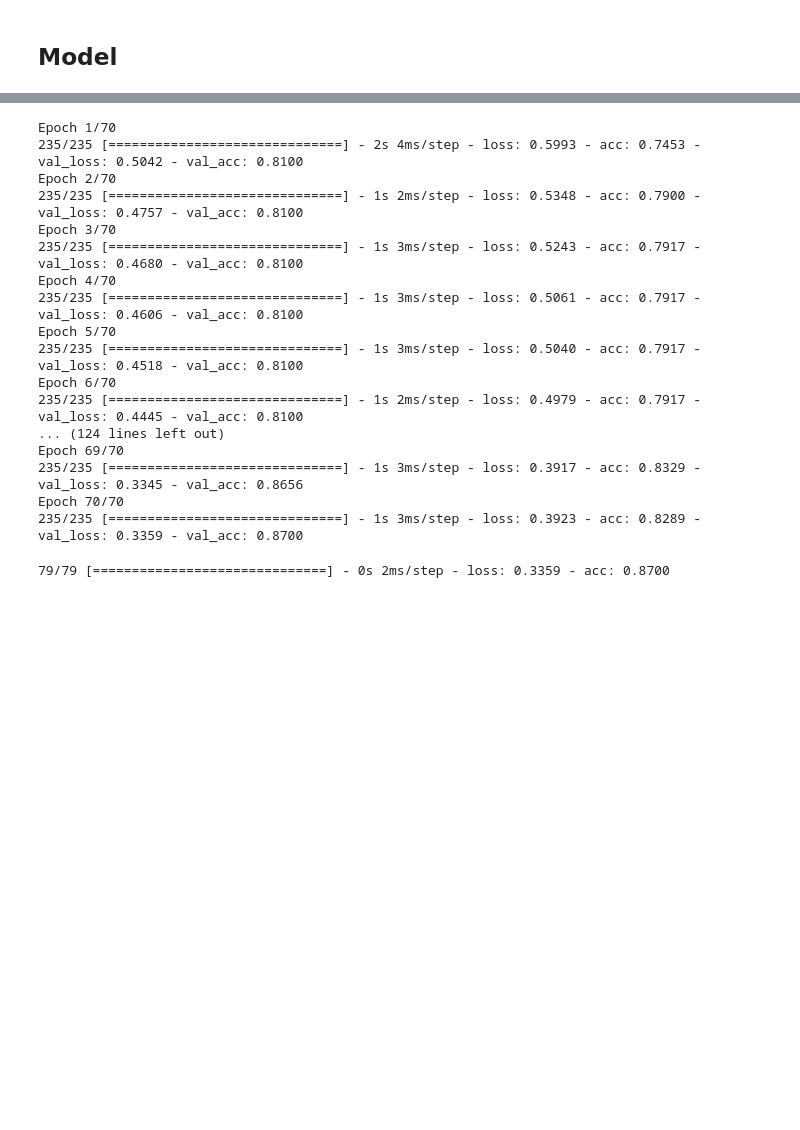
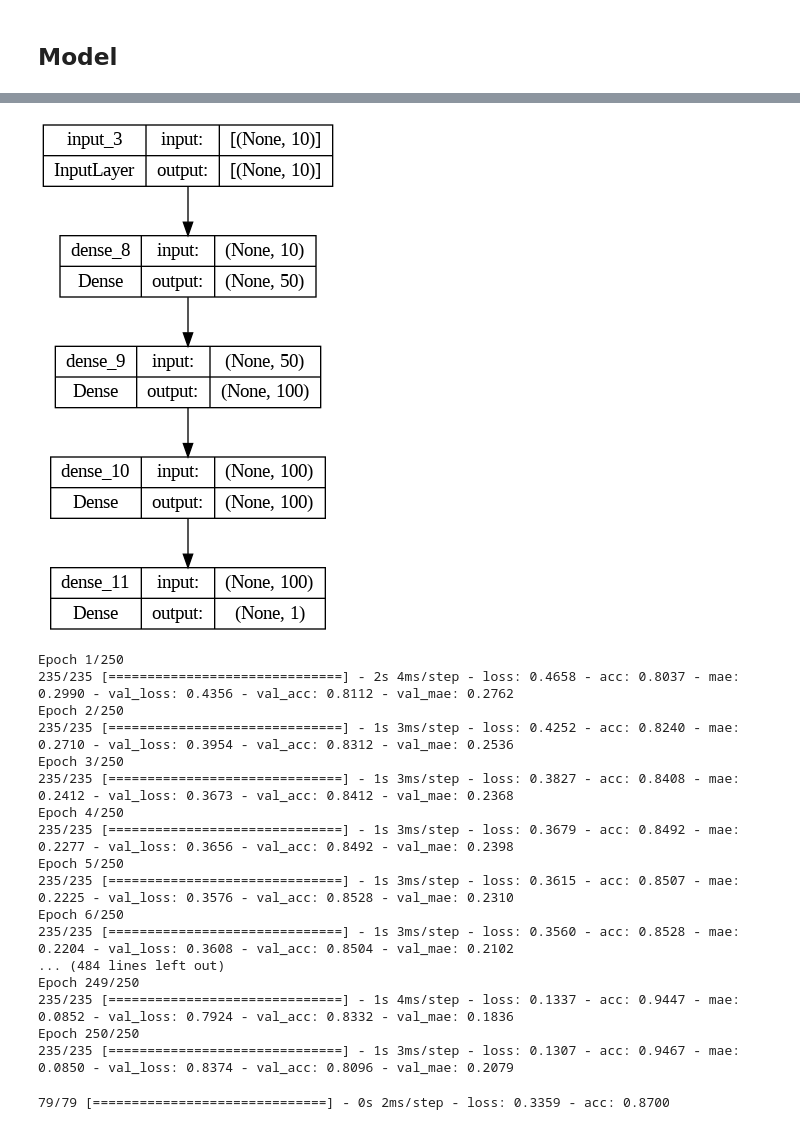
Before and after one commit to JakeAMystery/FORE_ClassWork, a Jupyter notebook: DLNLP/Session 4.ipynb, the cells around one changed output, grey strips where cells are left out. Saved outputs shown, nothing was run; the diff lists cells and outputs as text; code cells hidden in the pictures; blank space fills up the shorter version.

```diff
--- a/DLNLP/Session 4.ipynb
+++ b/DLNLP/Session 4.ipynb
@@ -133,13 +134,13 @@ model.add(tf.keras.layers.Dense(40, activation = 'relu'))  # MAke it 5 and then
 # %%
 # 6.2.1 Experiment with adding a dropout layer
 #       but then increase number of units in Dense layer from 20 to 40
-model.add(tf.keras.layers.Dropout(rate = 0.5 ))
+#model.add(tf.keras.layers.Dropout(rate = 0.5 ))
+# %%
+model.add(tf.keras.layers.Dense(100, activation = 'selu'))
+#model.add(tf.keras.layers.Dropout(rate = 0.5 ))
 # %%
-model.add(tf.keras.layers.Dense(20, activation = 'relu'))
-model.add(tf.keras.layers.Dropout(rate = 0.5 ))
+model.add(tf.keras.layers.Dense(100, activation = 'relu'))
+#model.add(tf.keras.layers.Dropout(rate = 0.5 ))
-# %%
-model.add(tf.keras.layers.Dense(10, activation = 'relu'))
-model.add(tf.keras.layers.Dropout(rate = 0.5 ))
 # %%
 # 6.3 Experiment first with activation of sigmoid
 #     and then no activation function
@@ -166,5 +167,9 @@ Trainable params: 1,481
 Non-trainable params: 0
 _________________________________________________________________
+# %%
+plot_model(model, show_shapes=True)
+# %% [output]
+[figure, added]
 # %%
 # 6.5 Compile model
 #     Expt with adam
@@ -178,27 +183,27 @@ model.compile(
 # 7.0
 #
 history1 = model.fit(X_train,y_train,
-                    epochs = 70,
+                    epochs = 250,
                     validation_data = (X_test, y_test)
                    )
 # %% [output]
-Epoch 1/70
-235/235 [==============================] - 2s 4ms/step - loss: 0.5993 - acc: 0.7453 - val_loss: 0.5042 - val_acc: 0.8100
-Epoch 2/70
-235/235 [==============================] - 1s 2ms/step - loss: 0.5348 - acc: 0.7900 - val_loss: 0.4757 - val_acc: 0.8100
-Epoch 3/70
-235/235 [==============================] - 1s 3ms/step - loss: 0.5243 - acc: 0.7917 - val_loss: 0.4680 - val_acc: 0.8100
-Epoch 4/70
-235/235 [==============================] - 1s 3ms/step - loss: 0.5061 - acc: 0.7917 - val_loss: 0.4606 - val_acc: 0.8100
-Epoch 5/70
-235/235 [==============================] - 1s 3ms/step - loss: 0.5040 - acc: 0.7917 - val_loss: 0.4518 - val_acc: 0.8100
-Epoch 6/70
-235/235 [==============================] - 1s 2ms/step - loss: 0.4979 - acc: 0.7917 - val_loss: 0.4445 - val_acc: 0.8100
-... (124 lines left out)
-Epoch 69/70
-235/235 [==============================] - 1s 3ms/step - loss: 0.3917 - acc: 0.8329 - val_loss: 0.3345 - val_acc: 0.8656
-Epoch 70/70
-235/235 [==============================] - 1s 3ms/step - loss: 0.3923 - acc: 0.8289 - val_loss: 0.3359 - val_acc: 0.8700
+Epoch 1/250
+235/235 [==============================] - 2s 4ms/step - loss: 0.4658 - acc: 0.8037 - mae: 0.2990 - val_loss: 0.4356 - val_acc: 0.8112 - val_mae: 0.2762
+Epoch 2/250
+235/235 [==============================] - 1s 3ms/step - loss: 0.4252 - acc: 0.8240 - mae: 0.2710 - val_loss: 0.3954 - val_acc: 0.8312 - val_mae: 0.2536
+Epoch 3/250
+235/235 [==============================] - 1s 3ms/step - loss: 0.3827 - acc: 0.8408 - mae: 0.2412 - val_loss: 0.3673 - val_acc: 0.8412 - val_mae: 0.2368
+Epoch 4/250
+235/235 [==============================] - 1s 3ms/step - loss: 0.3679 - acc: 0.8492 - mae: 0.2277 - val_loss: 0.3656 - val_acc: 0.8492 - val_mae: 0.2398
+Epoch 5/250
+235/235 [==============================] - 1s 3ms/step - loss: 0.3615 - acc: 0.8507 - mae: 0.2225 - val_loss: 0.3576 - val_acc: 0.8528 - val_mae: 0.2310
+Epoch 6/250
+235/235 [==============================] - 1s 3ms/step - loss: 0.3560 - acc: 0.8528 - mae: 0.2204 - val_loss: 0.3608 - val_acc: 0.8504 - val_mae: 0.2102
+... (484 lines left out)
+Epoch 249/250
+235/235 [==============================] - 1s 4ms/step - loss: 0.1337 - acc: 0.9447 - mae: 0.0852 - val_loss: 0.7924 - val_acc: 0.8332 - val_mae: 0.1836
+Epoch 250/250
+235/235 [==============================] - 1s 3ms/step - loss: 0.1307 - acc: 0.9467 - mae: 0.0850 - val_loss: 0.8374 - val_acc: 0.8096 - val_mae: 0.2079
 # %%
 # 7.1
 model.evaluate(X_test,y_test)
```
Also changed, not shown: parts of 5 cells of this notebook.
